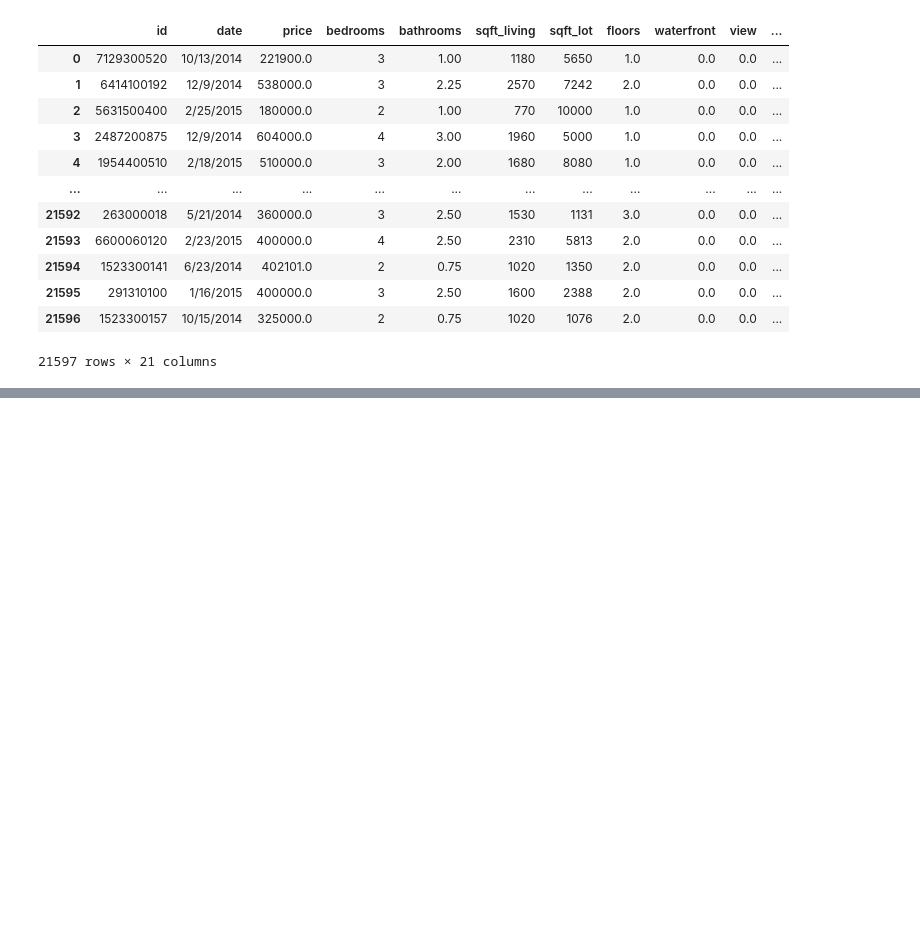
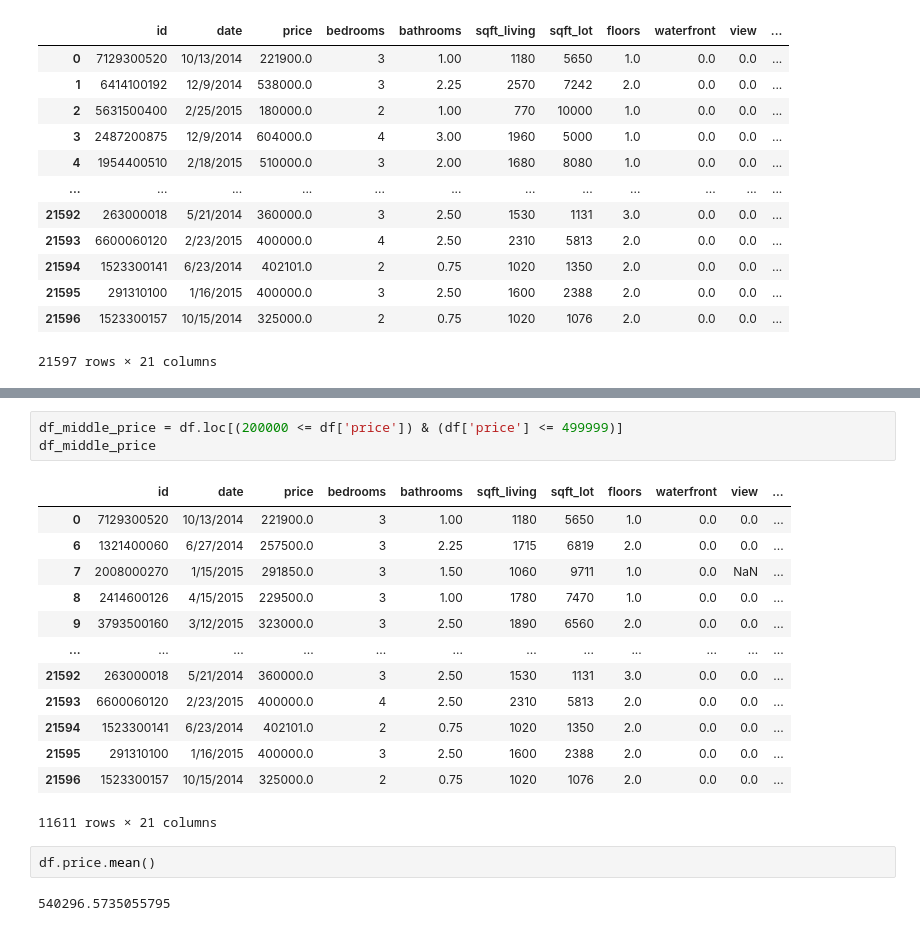
Before and after one commit to Joshua-Hill-Science/linear_regression_project, a Jupyter notebook: notebooks/exploratory/Hayden/linear_regression_working_notebook.ipynb, the cells around one changed output, grey strips where cells are left out. Cells and saved outputs as stored; diff of their text form; blank space fills up the shorter version.

```diff
--- a/notebooks/exploratory/Hayden/linear_regression_working_notebook.ipynb
+++ b/notebooks/exploratory/Hayden/linear_regression_working_notebook.ipynb
@@ -173,0 +191,21 @@ strong multicollinearity or other numerical problems.
+# %%
+df_middle_price = df.loc[(200000 <= df['price']) & (df['price'] <= 499999)]
+df_middle_price
+# %% [output]
+|  | id | date | price | bedrooms | bathrooms | sqft_living | sqft_lot | floors | waterfront | view | ... |
+| 0 | 7129300520 | 10/13/2014 | 221900.0 | 3 | 1.00 | 1180 | 5650 | 1.0 | 0.0 | 0.0 | ... |
+| 6 | 1321400060 | 6/27/2014 | 257500.0 | 3 | 2.25 | 1715 | 6819 | 2.0 | 0.0 | 0.0 | ... |
+| 7 | 2008000270 | 1/15/2015 | 291850.0 | 3 | 1.50 | 1060 | 9711 | 1.0 | 0.0 | NaN | ... |
+| 8 | 2414600126 | 4/15/2015 | 229500.0 | 3 | 1.00 | 1780 | 7470 | 1.0 | 0.0 | 0.0 | ... |
+| 9 | 3793500160 | 3/12/2015 | 323000.0 | 3 | 2.50 | 1890 | 6560 | 2.0 | 0.0 | 0.0 | ... |
+| ... | ... | ... | ... | ... | ... | ... | ... | ... | ... | ... | ... |
+| 21592 | 263000018 | 5/21/2014 | 360000.0 | 3 | 2.50 | 1530 | 1131 | 3.0 | 0.0 | 0.0 | ... |
+| 21593 | 6600060120 | 2/23/2015 | 400000.0 | 4 | 2.50 | 2310 | 5813 | 2.0 | 0.0 | 0.0 | ... |
+| 21594 | 1523300141 | 6/23/2014 | 402101.0 | 2 | 0.75 | 1020 | 1350 | 2.0 | 0.0 | 0.0 | ... |
+| 21595 | 291310100 | 1/16/2015 | 400000.0 | 3 | 2.50 | 1600 | 2388 | 2.0 | 0.0 | 0.0 | ... |
+| 21596 | 1523300157 | 10/15/2014 | 325000.0 | 2 | 0.75 | 1020 | 1076 | 2.0 | 0.0 | 0.0 | ... |
+11611 rows × 21 columns
+# %%
+df.price.mean()
+# %% [output]
+540296.5735055795
```
Also changed, not shown: parts of 6 cells of this notebook.
